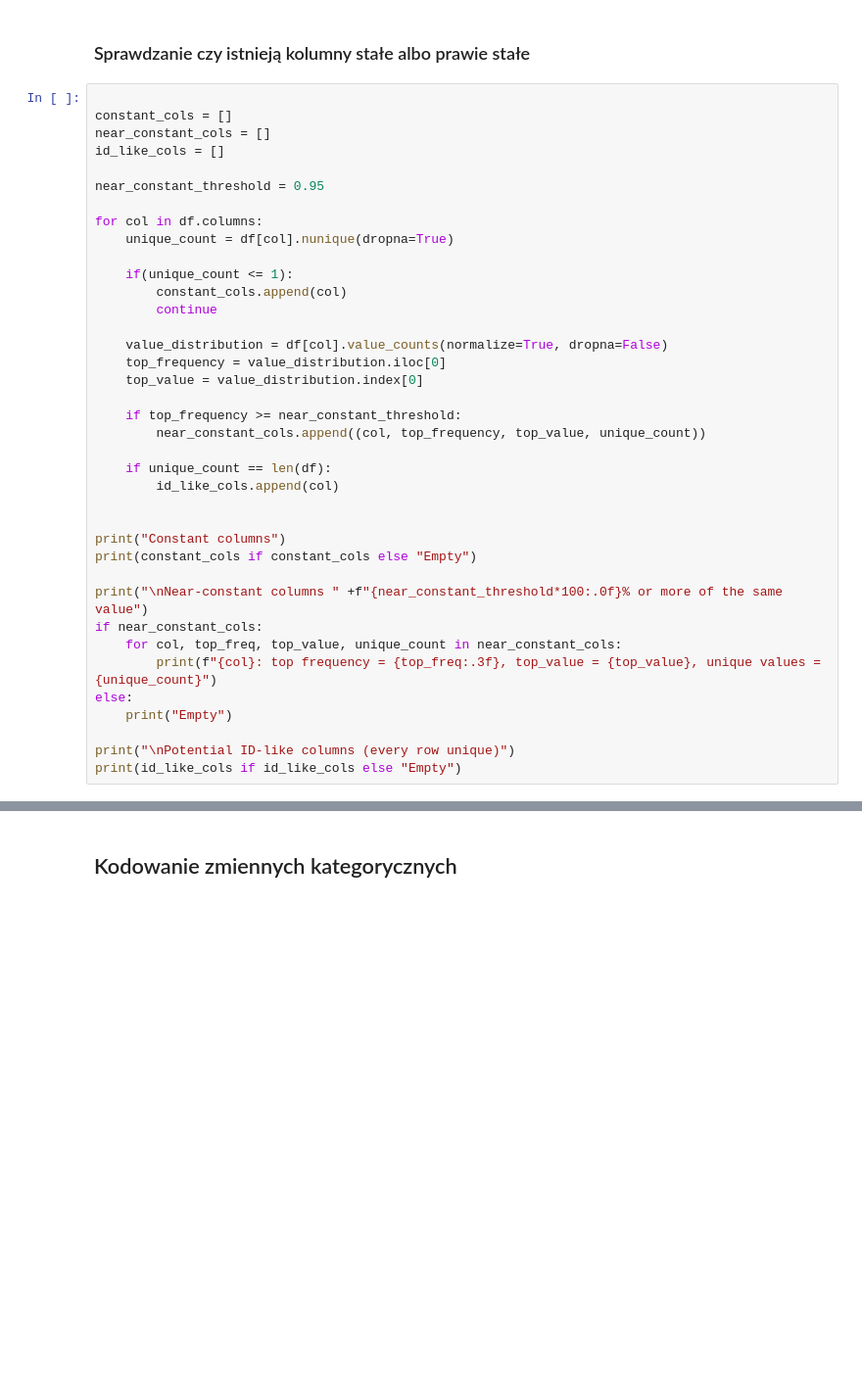
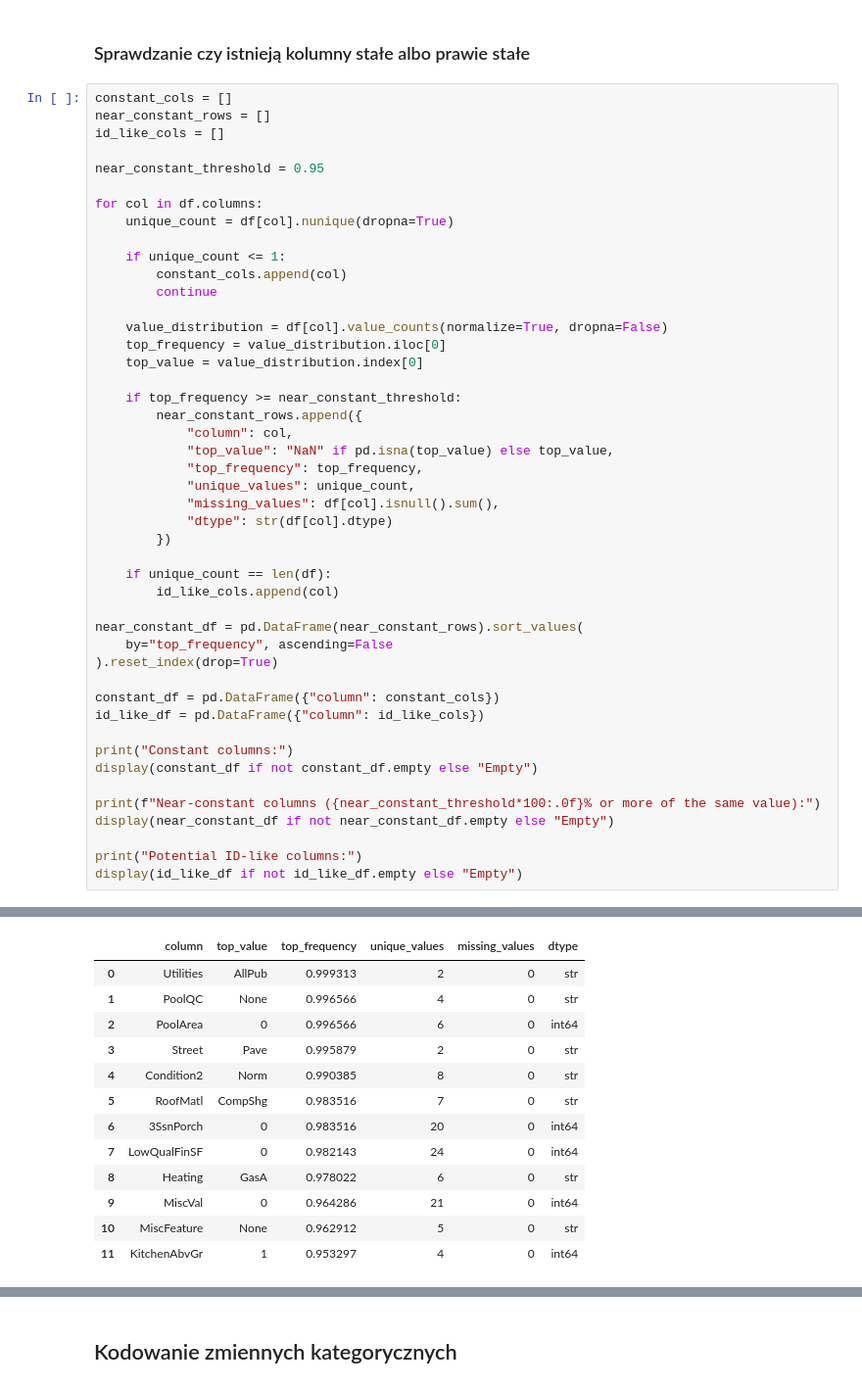
Before and after one commit to Stawicki2137/ai-regression-classification, a Jupyter notebook: notebooks/regression_ames_housing.ipynb, the cells around one changed output, grey strips where cells are left out. Shown at 98% size. Cells and saved outputs as stored; diff of their text form; blank space fills up the shorter version.

```diff
--- a/notebooks/regression_ames_housing.ipynb
+++ b/notebooks/regression_ames_housing.ipynb
@@ -133,9 +133,8 @@ plt.show()
 # %% [markdown]
 ### Sprawdzanie czy istnieją kolumny stałe albo prawie stałe
 # %%
-
 constant_cols = []
-near_constant_cols = []
+near_constant_rows = []
 id_like_cols = []
 
 near_constant_threshold = 0.95
@@ -143,7 +142,7 @@ near_constant_threshold = 0.95
 for col in df.columns:
     unique_count = df[col].nunique(dropna=True)
 
-    if(unique_count <= 1):
+    if unique_count <= 1:
         constant_cols.append(col)
         continue
 
@@ -152,22 +151,31 @@ for col in df.columns:
     top_value = value_distribution.index[0]
 
     if top_frequency >= near_constant_threshold:
-        near_constant_cols.append((col, top_frequency, top_value, unique_count))
+        near_constant_rows.append({
+            "column": col,
+            "top_value": "NaN" if pd.isna(top_value) else top_value,
+            "top_frequency": top_frequency,
+            "unique_values": unique_count,
+            "missing_values": df[col].isnull().sum(),
+            "dtype": str(df[col].dtype)
+        })
 
     if unique_count == len(df):
         id_like_cols.append(col)
 
+near_constant_df = pd.DataFrame(near_constant_rows).sort_values(
+    by="top_frequency", ascending=False
+).reset_index(drop=True)
 
-print("Constant columns")
-print(constant_cols if constant_cols else "Empty")
+constant_df = pd.DataFrame({"column": constant_cols})
+id_like_df = pd.DataFrame({"column": id_like_cols})
 
-print("\nNear-constant columns " +f"{near_constant_threshold*100:.0f}% or more of the same value")
-if near_constant_cols:
-    for col, top_freq, top_value, unique_count in near_constant_cols:
-        print(f"{col}: top frequency = {top_freq:.3f}, top_value = {top_value}, unique values = {unique_count}")
-else:
-    print("Empty")
+print("Constant columns:")
+display(constant_df if not constant_df.empty else "Empty")
 
-print("\nPotential ID-like columns (every row unique)")
-print(id_like_cols if id_like_cols else "Empty")
+print(f"Near-constant columns ({near_constant_threshold*100:.0f}% or more of the same value):")
+display(near_constant_df if not near_constant_df.empty else "Empty")
+
+print("Potential ID-like columns:")
+display(id_like_df if not id_like_df.empty else "Empty")
 # %% [output]
@@ -192,0 +185,13 @@ Potential ID-like columns (every row unique)
+|  | column | top_value | top_frequency | unique_values | missing_values | dtype |
+| 0 | Utilities | AllPub | 0.999313 | 2 | 0 | str |
+| 1 | PoolQC | None | 0.996566 | 4 | 0 | str |
+| 2 | PoolArea | 0 | 0.996566 | 6 | 0 | int64 |
+| 3 | Street | Pave | 0.995879 | 2 | 0 | str |
+| 4 | Condition2 | Norm | 0.990385 | 8 | 0 | str |
+| 5 | RoofMatl | CompShg | 0.983516 | 7 | 0 | str |
+| 6 | 3SsnPorch | 0 | 0.983516 | 20 | 0 | int64 |
+| 7 | LowQualFinSF | 0 | 0.982143 | 24 | 0 | int64 |
+| 8 | Heating | GasA | 0.978022 | 6 | 0 | str |
+| 9 | MiscVal | 0 | 0.964286 | 21 | 0 | int64 |
+| 10 | MiscFeature | None | 0.962912 | 5 | 0 | str |
+| 11 | KitchenAbvGr | 1 | 0.953297 | 4 | 0 | int64 |
```
Also changed, not shown: parts of 6 cells of this notebook.
